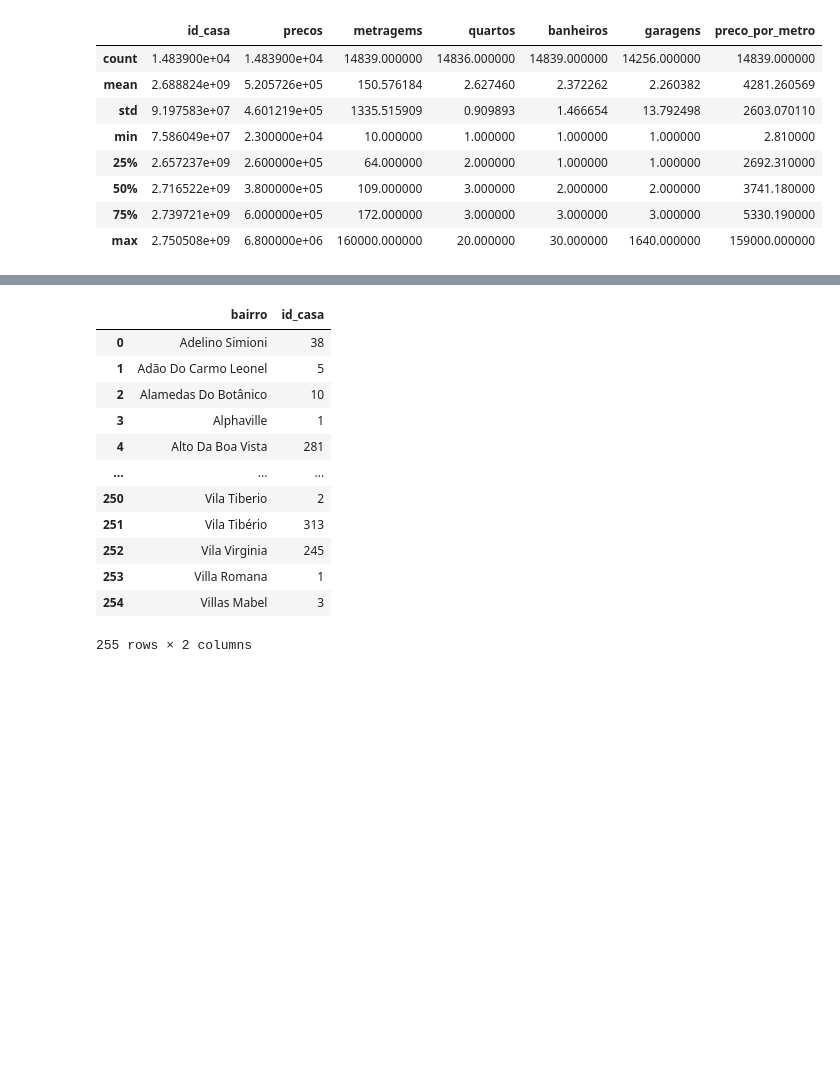
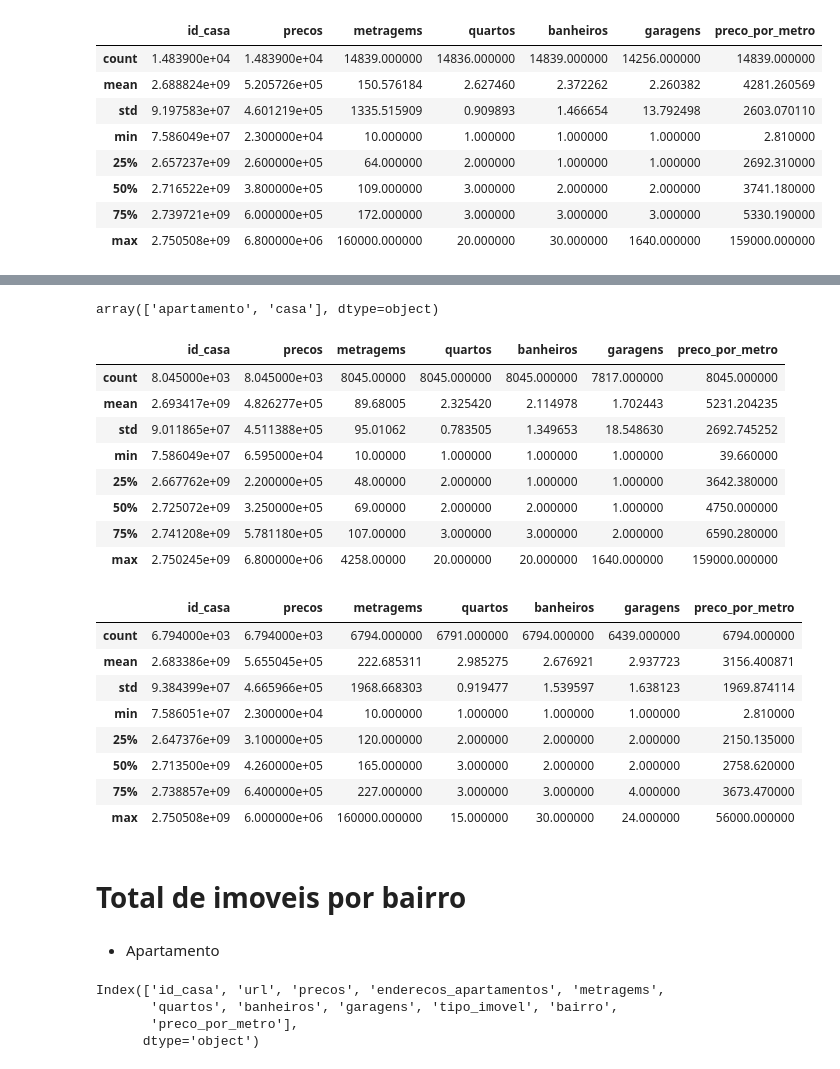
Before and after one commit to rodrigorocha1/web_scraping_casas, a Jupyter notebook: notebooks/analise_exploratoria.ipynb, the cells around one changed output, grey strips where cells are left out. Drawn from its saved outputs; the diff is of its cells as text; code cells hidden in the pictures; blank space fills up the shorter version.

```diff
--- a/notebooks/analise_exploratoria.ipynb
+++ b/notebooks/analise_exploratoria.ipynb
@@ -73,16 +16,42 @@ Name: 8352, dtype: object)
-# %%
-base_original.groupby('bairro')['id_casa'].count().reset_index()
-# %% [output]
-|  | bairro | id_casa |
-| 0 | Adelino Simioni | 38 |
-| 1 | Adão Do Carmo Leonel | 5 |
-| 2 | Alamedas Do Botânico | 10 |
-| 3 | Alphaville | 1 |
-| 4 | Alto Da Boa Vista | 281 |
-| ... | ... | ... |
-| 250 | Vila Tiberio | 2 |
-| 251 | Vila Tibério | 313 |
-| 252 | Vila Virginia | 245 |
-| 253 | Villa Romana | 1 |
-| 254 | Villas Mabel | 3 |
-255 rows × 2 columns
+# %%
+base_original['tipo_imovel'].unique()
+# %% [output]
+array(['apartamento', 'casa'], dtype=object)
+# %%
+base_apartamento = base_original[base_original['tipo_imovel'] == 'apartamento']
+base_casa = base_original[base_original['tipo_imovel'] == 'casa']
+# %%
+base_apartamento.describe()
+# %% [output]
+|  | id_casa | precos | metragems | quartos | banheiros | garagens | preco_por_metro |
+| count | 8.045000e+03 | 8.045000e+03 | 8045.00000 | 8045.000000 | 8045.000000 | 7817.000000 | 8045.000000 |
+| mean | 2.693417e+09 | 4.826277e+05 | 89.68005 | 2.325420 | 2.114978 | 1.702443 | 5231.204235 |
+| std | 9.011865e+07 | 4.511388e+05 | 95.01062 | 0.783505 | 1.349653 | 18.548630 | 2692.745252 |
+| min | 7.586049e+07 | 6.595000e+04 | 10.00000 | 1.000000 | 1.000000 | 1.000000 | 39.660000 |
+| 25% | 2.667762e+09 | 2.200000e+05 | 48.00000 | 2.000000 | 1.000000 | 1.000000 | 3642.380000 |
+| 50% | 2.725072e+09 | 3.250000e+05 | 69.00000 | 2.000000 | 2.000000 | 1.000000 | 4750.000000 |
+| 75% | 2.741208e+09 | 5.781180e+05 | 107.00000 | 3.000000 | 3.000000 | 2.000000 | 6590.280000 |
+| max | 2.750245e+09 | 6.800000e+06 | 4258.00000 | 20.000000 | 20.000000 | 1640.000000 | 159000.000000 |
+# %%
+base_casa.describe()
+# %% [output]
+|  | id_casa | precos | metragems | quartos | banheiros | garagens | preco_por_metro |
+| count | 6.794000e+03 | 6.794000e+03 | 6794.000000 | 6791.000000 | 6794.000000 | 6439.000000 | 6794.000000 |
+| mean | 2.683386e+09 | 5.655045e+05 | 222.685311 | 2.985275 | 2.676921 | 2.937723 | 3156.400871 |
+| std | 9.384399e+07 | 4.665966e+05 | 1968.668303 | 0.919477 | 1.539597 | 1.638123 | 1969.874114 |
+| min | 7.586051e+07 | 2.300000e+04 | 10.000000 | 1.000000 | 1.000000 | 1.000000 | 2.810000 |
+| 25% | 2.647376e+09 | 3.100000e+05 | 120.000000 | 2.000000 | 2.000000 | 2.000000 | 2150.135000 |
+| 50% | 2.713500e+09 | 4.260000e+05 | 165.000000 | 3.000000 | 2.000000 | 2.000000 | 2758.620000 |
+| 75% | 2.738857e+09 | 6.400000e+05 | 227.000000 | 3.000000 | 3.000000 | 4.000000 | 3673.470000 |
+| max | 2.750508e+09 | 6.000000e+06 | 160000.000000 | 15.000000 | 30.000000 | 24.000000 | 56000.000000 |
+# %% [markdown]
+# Total de imoveis por bairro
+# %% [markdown]
+- Apartamento
+# %%
+base_apartamento.columns
+# %% [output]
+Index(['id_casa', 'url', 'precos', 'enderecos_apartamentos', 'metragems',
+       'quartos', 'banheiros', 'garagens', 'tipo_imovel', 'bairro',
+       'preco_por_metro'],
+      dtype='object')
```
Also changed, not shown: parts of 12 cells of this notebook.
